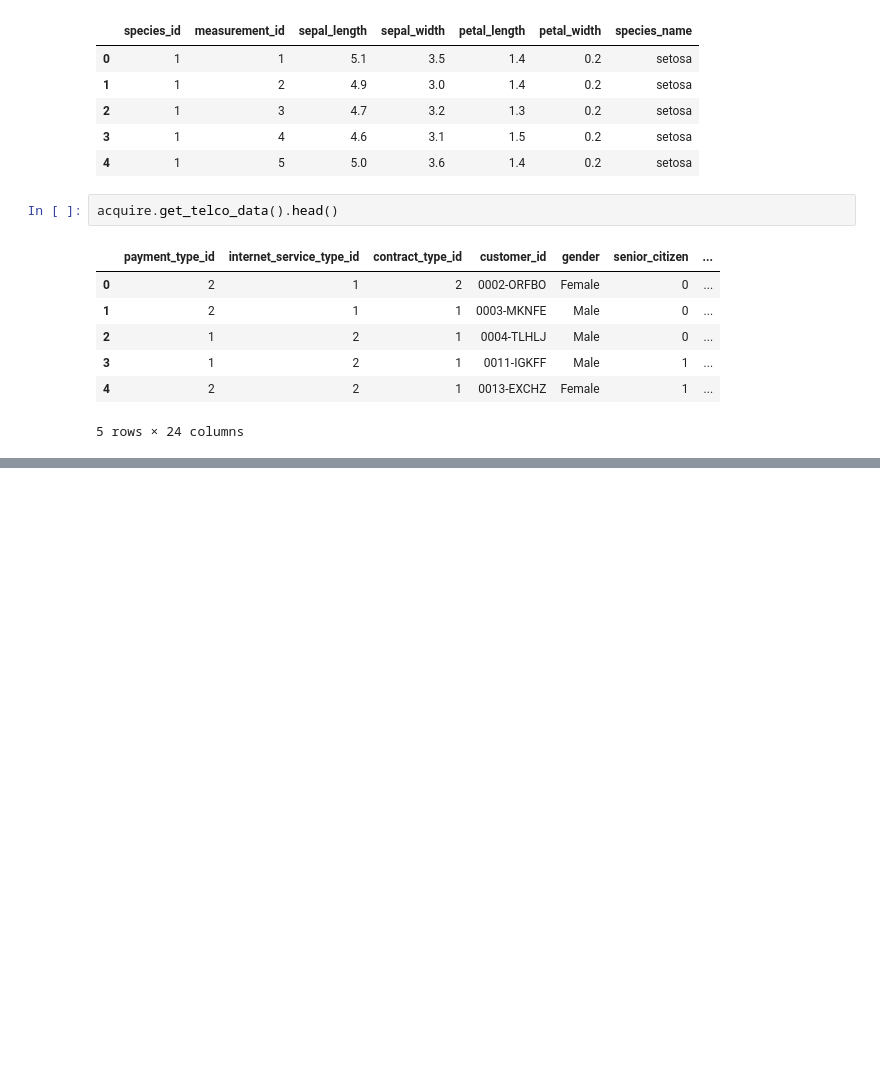
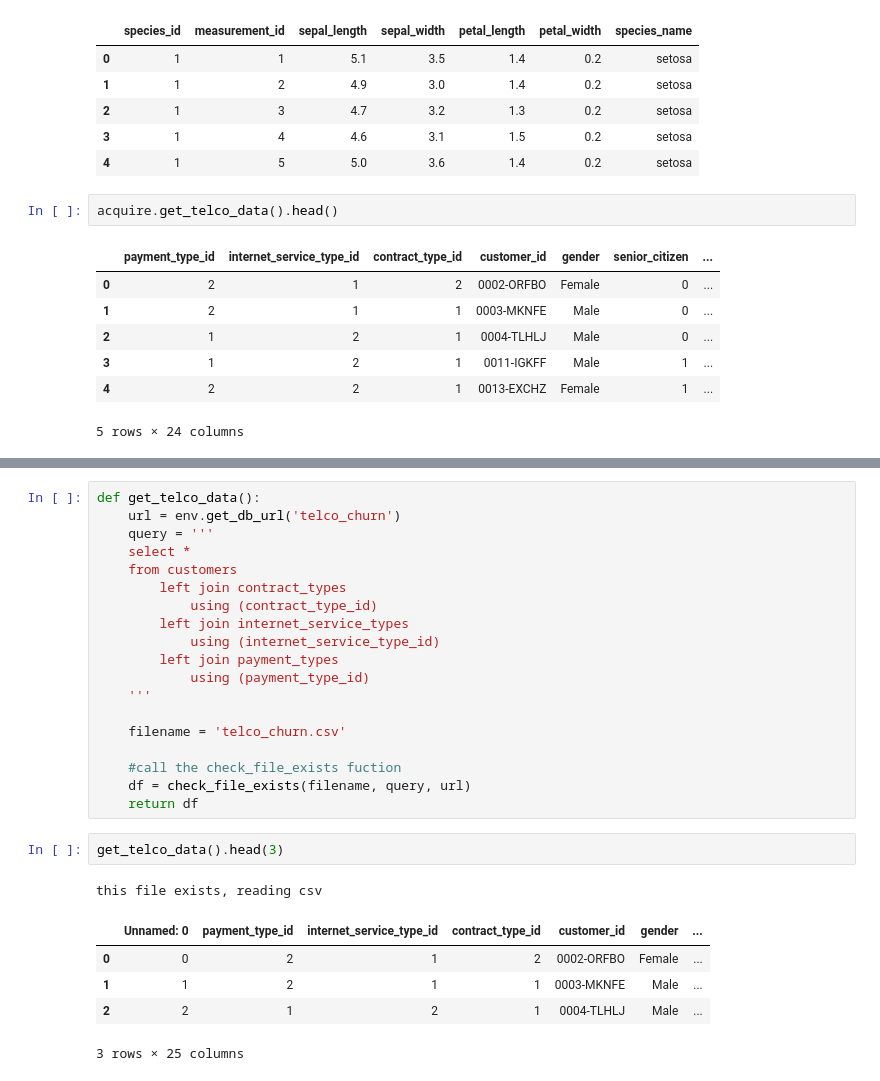
Before and after one commit to sikandar-shrestha/classification-exercises, a Jupyter notebook: acquire.ipynb, the cells around one changed output, grey strips where cells are left out. Drawn from its saved outputs; the diff is of its cells as text; blank space fills up the shorter version.

```diff
--- a/acquire.ipynb
+++ b/acquire.ipynb
@@ -443,0 +510,28 @@ acquire.get_telco_data().head()
+# %%
+def get_telco_data():
+    url = env.get_db_url('telco_churn')
+    query = '''
+    select *
+    from customers
+        left join contract_types
+            using (contract_type_id)
+        left join internet_service_types
+            using (internet_service_type_id)
+        left join payment_types
+            using (payment_type_id)
+    '''
+
+    filename = 'telco_churn.csv'
+
+    #call the check_file_exists fuction
+    df = check_file_exists(filename, query, url)
+    return df
+# %%
+get_telco_data().head(3)
+# %% [output]
+this file exists, reading csv
+|  | Unnamed: 0 | payment_type_id | internet_service_type_id | contract_type_id | customer_id | gender | ... |
+| 0 | 0 | 2 | 1 | 2 | 0002-ORFBO | Female | ... |
+| 1 | 1 | 2 | 1 | 1 | 0003-MKNFE | Male | ... |
+| 2 | 2 | 1 | 2 | 1 | 0004-TLHLJ | Male | ... |
+3 rows × 25 columns
```
Also changed, not shown: parts of 28 cells of this notebook, 1 other file.
